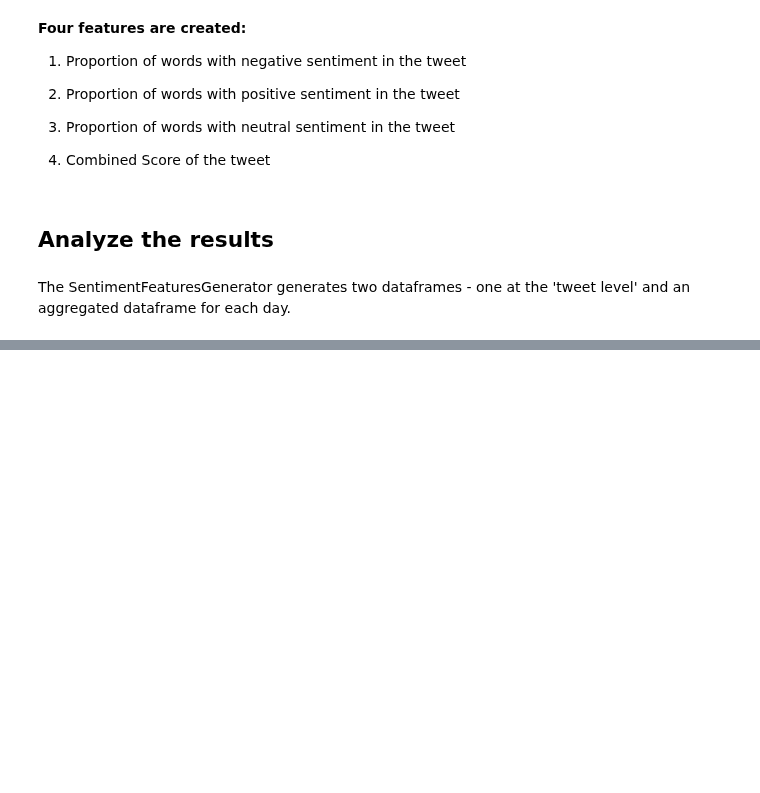
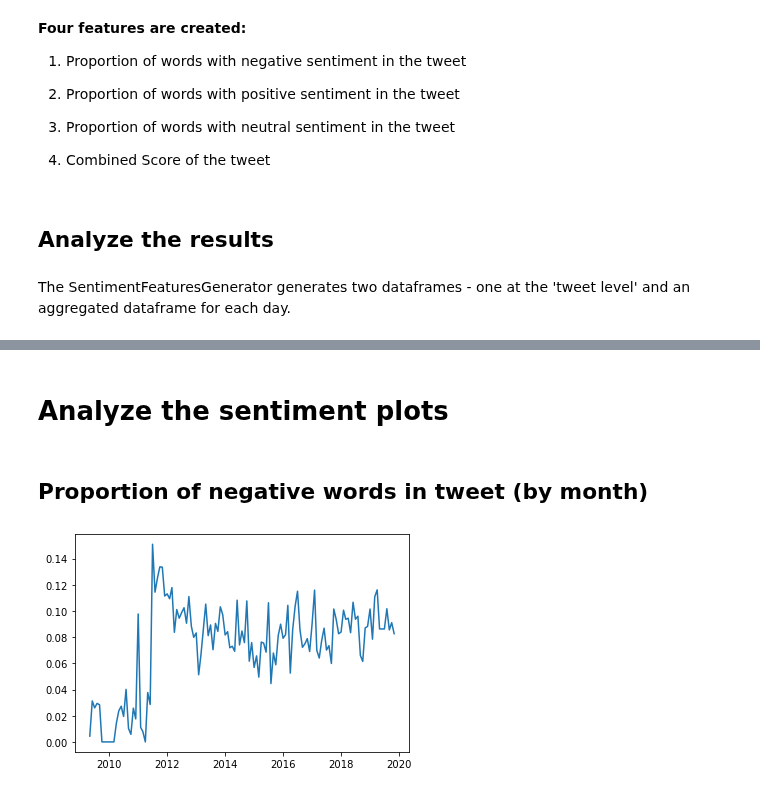
Before and after one commit to QuantCS109/TrumpTweets, a Jupyter notebook: sentiment_features.ipynb, the cells around one changed output, grey strips where cells are left out. Saved outputs shown, nothing was run; the diff lists cells and outputs as text; code cells hidden in the pictures; blank space fills up the shorter version.

Commit message:
feat: add analysis on sentiment

```diff
--- a/sentiment_features.ipynb
+++ b/sentiment_features.ipynb
@@ -59,3 +59,34 @@ sentiment_df_aggregate.head()
 | 2009-05-13 | 0.075 | 0.075 | 0.075 | 0.222 | ... |
 # %%
 sentiment_df_aggregate.to_csv('daily_sentiment.csv')
+# %% [markdown]
+
+# Analyze the sentiment plots
+# %%
+sentiment_df_aggregate['month'] = sentiment_df_aggregate.index.month
+sentiment_df_aggregate['year'] = sentiment_df_aggregate.index.year
+sentiment_df_aggregate['YearMon'] = sentiment_df_aggregate.index.to_period('m')
+sentiment_df_aggregate_month = sentiment_df_aggregate.groupby(['month','year'])['negative_proportion_max'].mean()
+sentiment_df_aggregate_month = sentiment_df_aggregate\
+                                .groupby(['month','year'])\
+                                .agg(mean_negative_prop = pd.NamedAgg(column='negative_proportion_mean',
+                                                                      aggfunc='mean'))\
+                                .reset_index()
+sentiment_df_aggregate_month = sentiment_df_aggregate\
+                                    .groupby('YearMon')\
+                                    .agg(mean_negative_prop = pd.NamedAgg(column='negative_proportion_mean',
+                                                                      aggfunc='mean'),
+                                         mean_combined_prop = pd.NamedAgg(column='combined_score_mean',
+                                                                      aggfunc='mean')
+                                        )\
+                                    .reset_index()
+
+sentiment_df_aggregate_month['date']=pd.to_datetime({'day':1,
+                'month':sentiment_df_aggregate_month.YearMon.dt.month,
+                'year':sentiment_df_aggregate_month.YearMon.dt.year})
+# %% [markdown]
+## Proportion of negative words in tweet (by month)
+# %%
+plt.plot(sentiment_df_aggregate_month.date,sentiment_df_aggregate_month.mean_negative_prop);
+# %% [output]
+[figure, added]
```
Also changed, not shown: parts of 8 cells of this notebook.
